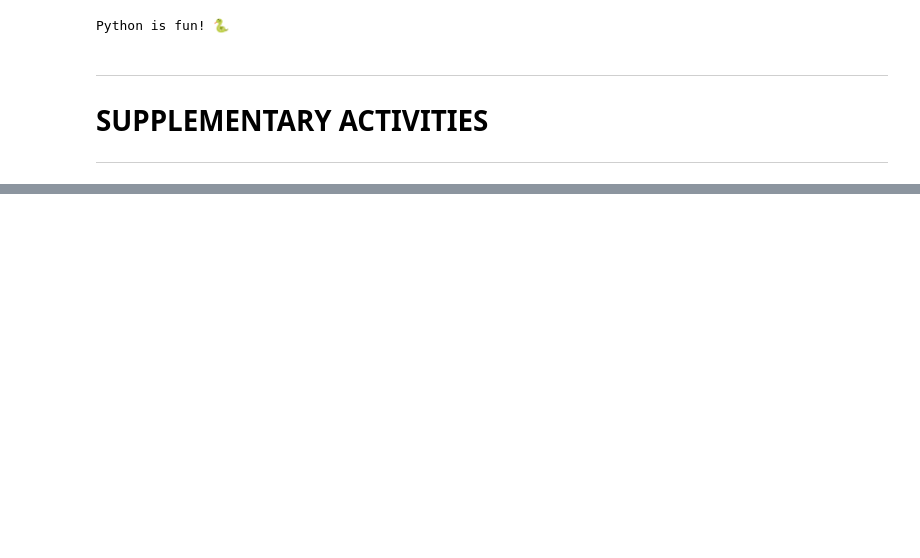
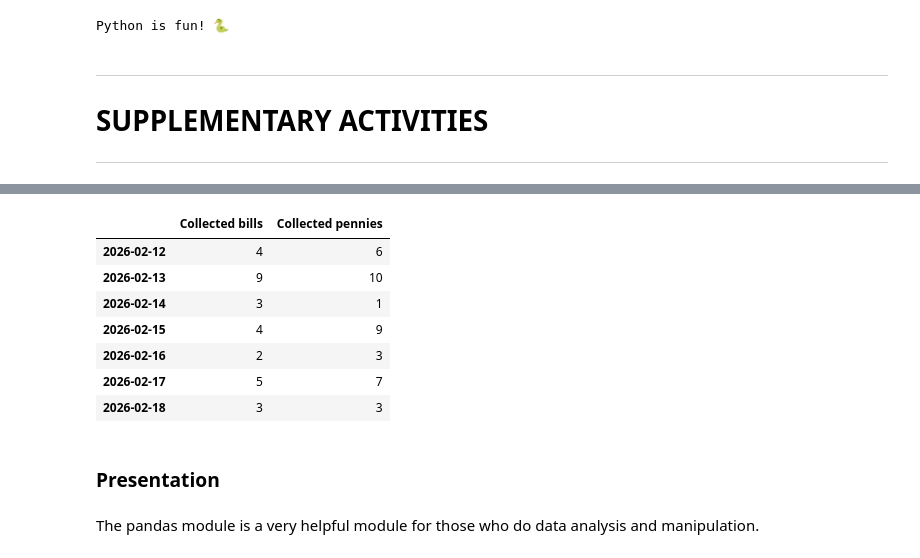
Before and after one commit to niel0258/CPE009A-PROJECT-CONDINO, a Jupyter notebook: Python-Codes/HOADDADAD.ipynb, the cells around one changed output, grey strips where cells are left out. Saved outputs shown, nothing was run; the diff lists cells and outputs as text; code cells hidden in the pictures; blank space fills up the shorter version.

```diff
--- a/Python-Codes/HOADDADAD.ipynb
+++ b/Python-Codes/HOADDADAD.ipynb
@@ -90,0 +161,24 @@ Python is fun! 🐍
+# %%
+import pandas as pd
+import random as rand
+
+df = pd.DataFrame(
+    [[rand.randint(1,10) for _ in range(2)] for _ in range(7)],#data
+    index=pd.date_range(start="2-12-26",periods=7),
+    columns=['Collected bills','Collected pennies']
+)
+
+df
+# %% [output]
+|  | Collected bills | Collected pennies |
+| 2026-02-12 | 4 | 6 |
+| 2026-02-13 | 9 | 10 |
+| 2026-02-14 | 3 | 1 |
+| 2026-02-15 | 4 | 9 |
+| 2026-02-16 | 2 | 3 |
+| 2026-02-17 | 5 | 7 |
+| 2026-02-18 | 3 | 3 |
+# %% [markdown]
+<h3>Presentation</h3>
+# %% [markdown]
+&#9;The pandas module is a very helpful module for those who do data analysis and manipulation.
```
Also changed, not shown: parts of 5 cells of this notebook.
